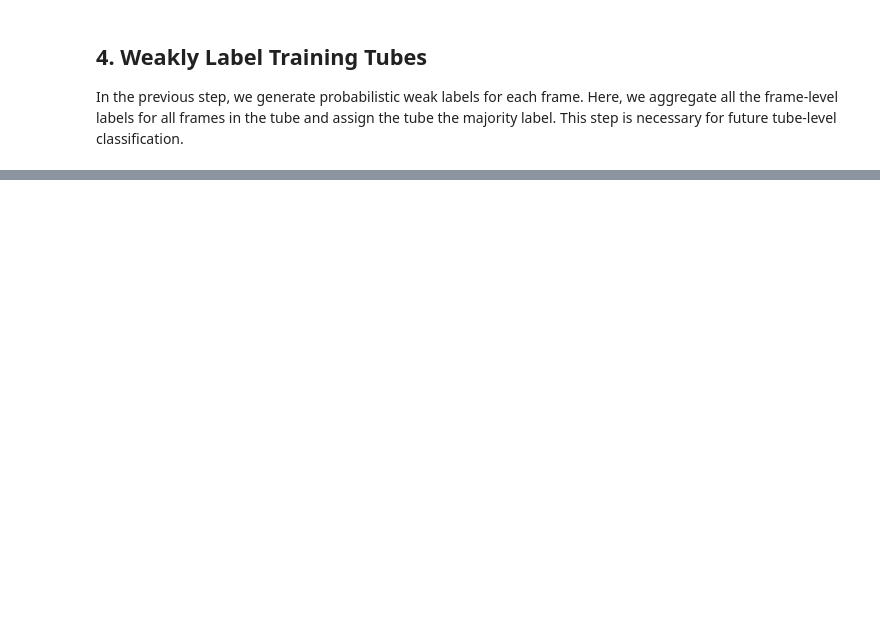
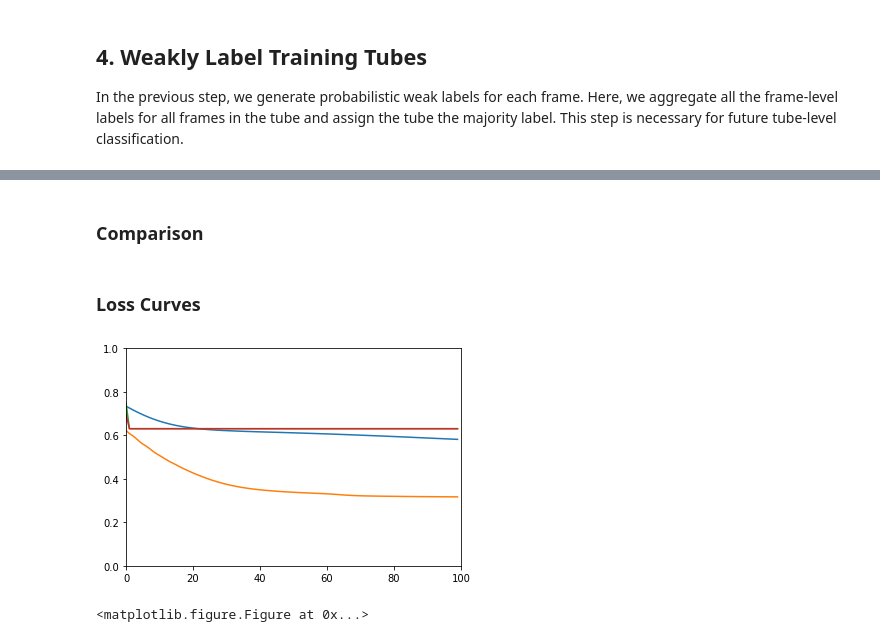
Before and after one commit to swetharevanur/cs231n-final-project, a Jupyter notebook: src/pipeline.ipynb, the cells around one changed output, grey strips where cells are left out. Saved outputs shown, nothing was run; the diff lists cells and outputs as text; code cells hidden in the pictures; blank space fills up the shorter version.

```diff
--- a/src/pipeline.ipynb
+++ b/src/pipeline.ipynb
@@ -127,0 +305,20 @@ Learning Rate = 0.00001, loss = 0.6484
+# %% [markdown]
+### Comparison
+# %% [markdown]
+### Loss Curves
+# %%
+for weak_volume in [100]:
+    for lr in lr_arr:
+        loss_hist, _, _, acc, _ = weak_volume_results[weak_volume][lr]
+
+#         print(loss_hist)
+#         print("ACCURACY", acc)
+        # print(loss_hist)
+        plt.plot(loss_hist)
+
+    plt.axis([0, 100, 0, 1])
+    plt.figure(figsize = (50, 25))
+    plt.show()
+# %% [output]
+[figure, added]
+<matplotlib.figure.Figure at 0x...>
```
Also changed, not shown: parts of 22 cells of this notebook, 7 other files.
